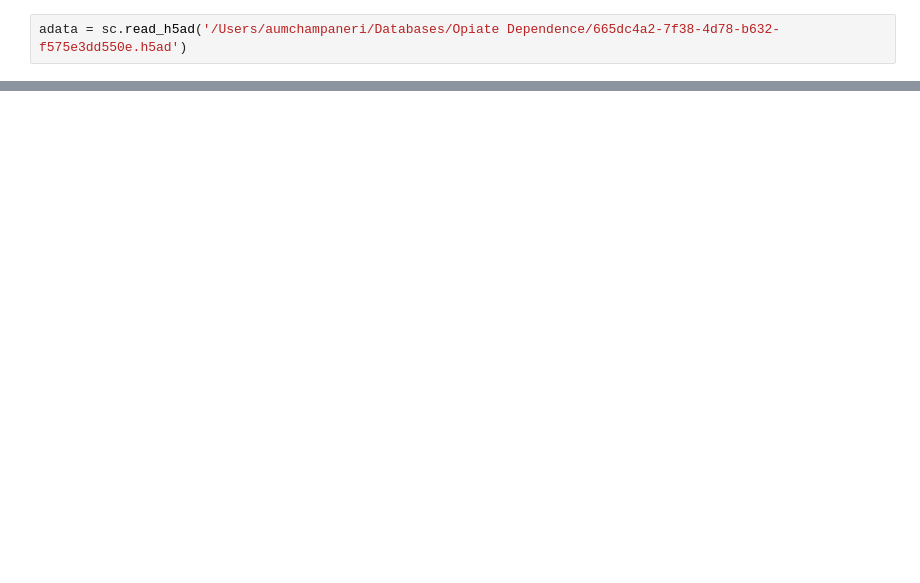
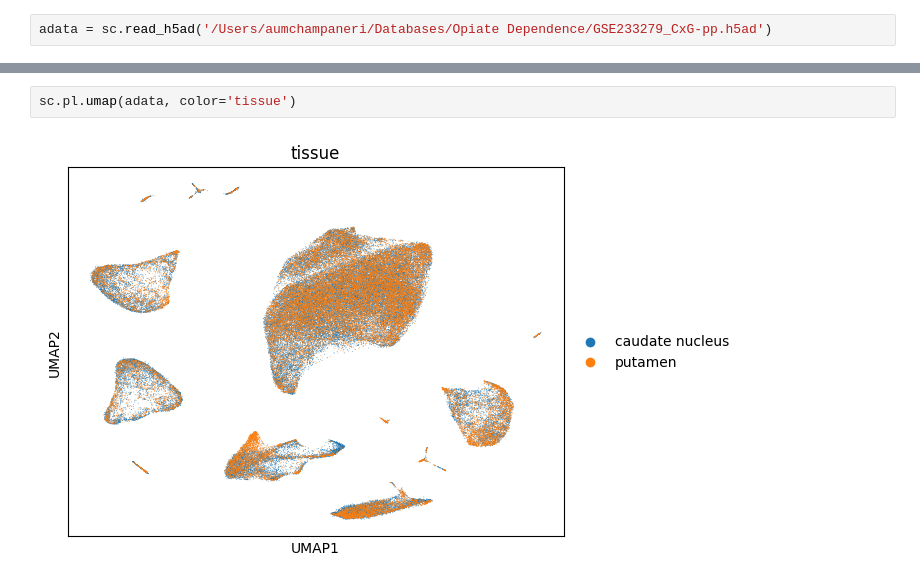
Before and after one commit to aumchampaneri/Biochemistry-BS, a Jupyter notebook: Opiate Dependence/Test Notebook.ipynb, the cells around one changed output, grey strips where cells are left out. Saved outputs shown, nothing was run; the diff lists cells and outputs as text; blank space fills up the shorter version.

Commit message:
Update dataset references and paths for Opiate Dependence project; add complement gene dictionary entry

```diff
--- a/Opiate Dependence/Test Notebook.ipynb
+++ b/Opiate Dependence/Test Notebook.ipynb
@@ -3,5 +4,5 @@ import scanpy as sc
 # %%
-adata = sc.read_h5ad('/Users/aumchampaneri/Databases/Opiate Dependence/665dc4a2-7f38-4d78-b632-f575e3dd550e.h5ad')
+adata = sc.read_h5ad('/Users/aumchampaneri/Databases/Opiate Dependence/GSE233279_CxG-pp.h5ad')
 # %%
 adata
 # %% [output]
@@ -12,0 +35,4 @@ AnnData object with n_obs × n_vars = 98848 × 31474
+# %%
+sc.pl.umap(adata, color='tissue')
+# %% [output]
+[figure, added]
```
Also changed, not shown: parts of 4 cells of this notebook, 4 other files.
